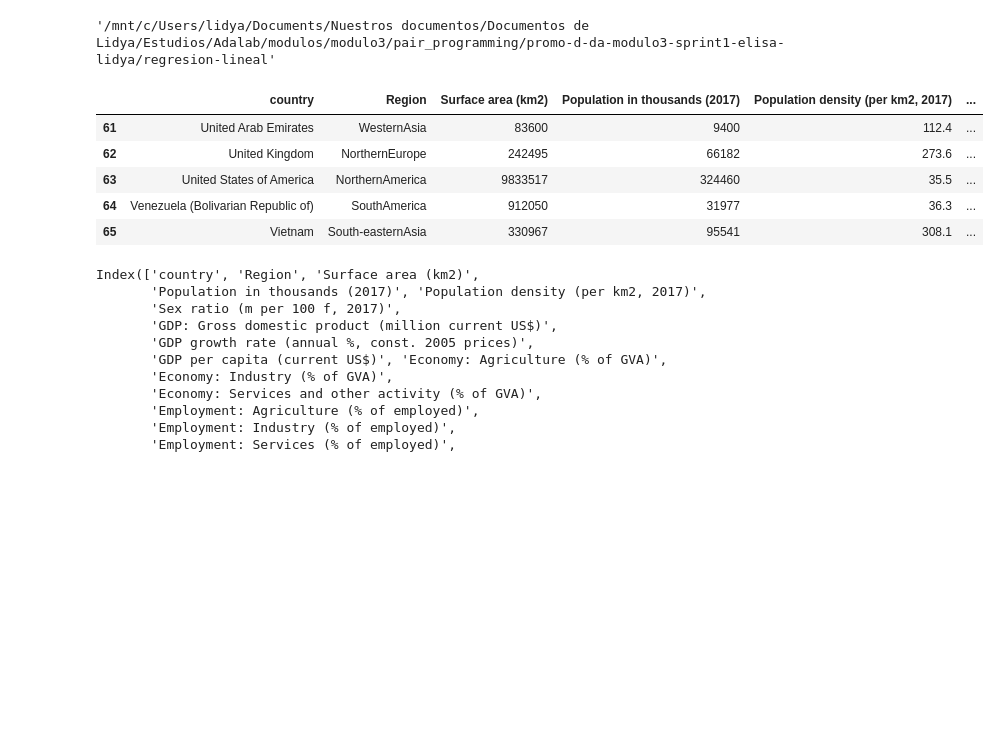
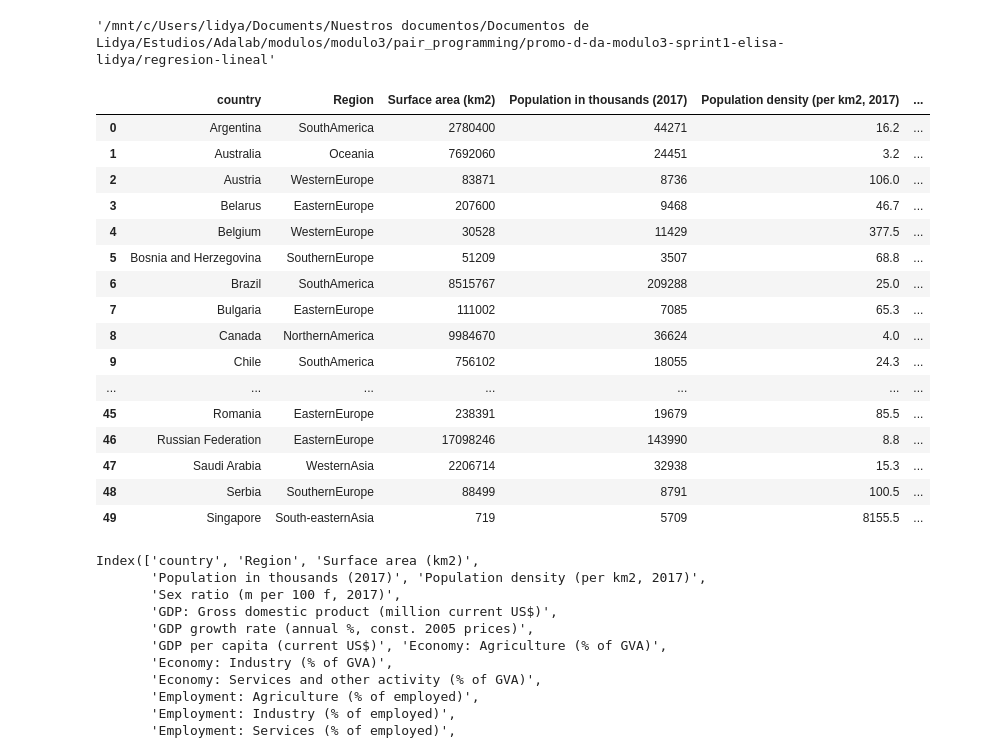
Before and after one commit to Adalab/promo-d-da-modulo3-sprint1-elisa-lidya, a Jupyter notebook: regresion-lineal/pair-regresion-lineal-ml-intro.ipynb, the cells around one changed output. Saved outputs shown, nothing was run; the diff lists cells and outputs as text; code cells hidden in the pictures; blank space fills up the shorter version.

```diff
--- a/regresion-lineal/pair-regresion-lineal-ml-intro.ipynb
+++ b/regresion-lineal/pair-regresion-lineal-ml-intro.ipynb
@@ -50,14 +53,25 @@ os.getcwd()
 os.chdir('/mnt/c/Users/lidya/Documents/Nuestros documentos/Documentos de Lidya/Estudios/Adalab/modulos/modulo3/pair_programming/promo-d-da-modulo3-sprint1-elisa-lidya/regresion-lineal')
 # %%
 df_socio = pd.read_csv("../datos/soci_econ_country_profiles.csv", index_col=0)
-df_socio.tail()
+df_socio.head(50)
 # %% [output]
 |  | country | Region | Surface area (km2) | Population in thousands (2017) | Population density (per km2, 2017) | ... |
-| 61 | United Arab Emirates | WesternAsia | 83600 | 9400 | 112.4 | ... |
-| 62 | United Kingdom | NorthernEurope | 242495 | 66182 | 273.6 | ... |
-| 63 | United States of America | NorthernAmerica | 9833517 | 324460 | 35.5 | ... |
-| 64 | Venezuela (Bolivarian Republic of) | SouthAmerica | 912050 | 31977 | 36.3 | ... |
-| 65 | Vietnam | South-easternAsia | 330967 | 95541 | 308.1 | ... |
+| 0 | Argentina | SouthAmerica | 2780400 | 44271 | 16.2 | ... |
+| 1 | Australia | Oceania | 7692060 | 24451 | 3.2 | ... |
+| 2 | Austria | WesternEurope | 83871 | 8736 | 106.0 | ... |
+| 3 | Belarus | EasternEurope | 207600 | 9468 | 46.7 | ... |
+| 4 | Belgium | WesternEurope | 30528 | 11429 | 377.5 | ... |
+| 5 | Bosnia and Herzegovina | SouthernEurope | 51209 | 3507 | 68.8 | ... |
+| 6 | Brazil | SouthAmerica | 8515767 | 209288 | 25.0 | ... |
+| 7 | Bulgaria | EasternEurope | 111002 | 7085 | 65.3 | ... |
+| 8 | Canada | NorthernAmerica | 9984670 | 36624 | 4.0 | ... |
+| 9 | Chile | SouthAmerica | 756102 | 18055 | 24.3 | ... |
+| ... | ... | ... | ... | ... | ... | ... |
+| 45 | Romania | EasternEurope | 238391 | 19679 | 85.5 | ... |
+| 46 | Russian Federation | EasternEurope | 17098246 | 143990 | 8.8 | ... |
+| 47 | Saudi Arabia | WesternAsia | 2206714 | 32938 | 15.3 | ... |
+| 48 | Serbia | SouthernEurope | 88499 | 8791 | 100.5 | ... |
+| 49 | Singapore | South-easternAsia | 719 | 5709 | 8155.5 | ... |
 # %%
 df_socio.columns
 # %% [output]
```
Also changed, not shown: parts of 12 cells of this notebook, 1 other file.
